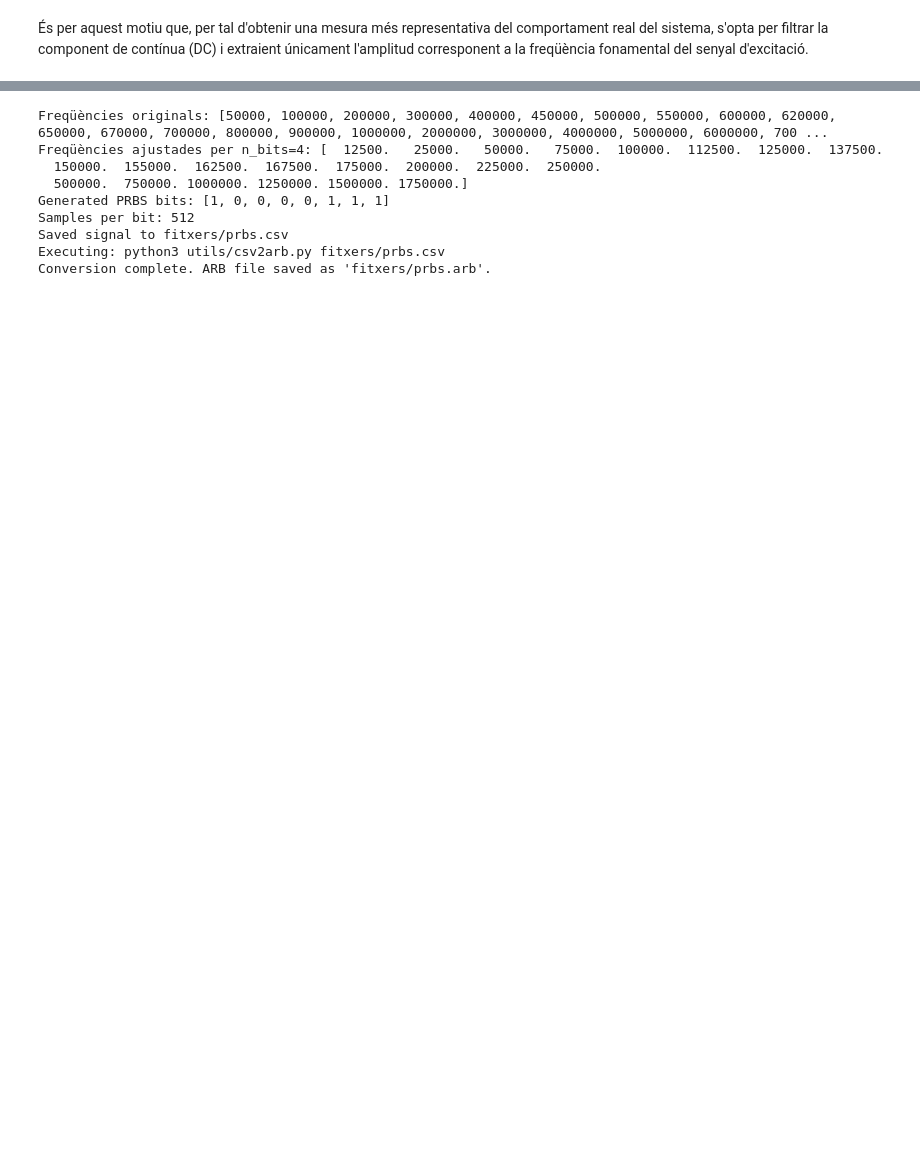
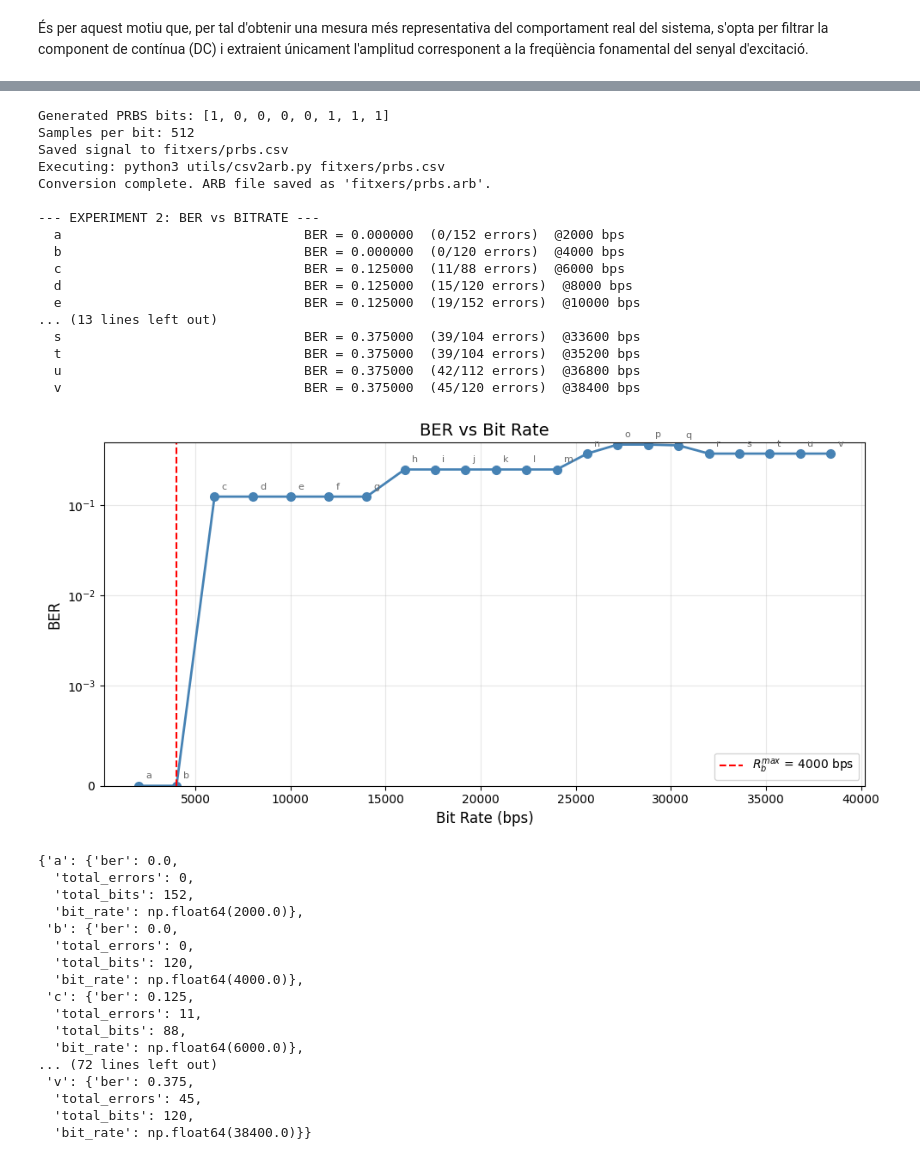
Before and after one commit to nara3205/TFG-TELECOS, a Jupyter notebook: analisi.ipynb, the cells around one changed output, grey strips where cells are left out. Cells and saved outputs as stored; diff of their text form; code cells hidden in the pictures; blank space fills up the shorter version.

```diff
--- a/analisi.ipynb
+++ b/analisi.ipynb
@@ -212,26 +235,52 @@ plt.show()
 
 #### Escombrar el bitrate des de valors baixos fins al límit analògic prèviament trobat. & Corba de BER vs $R_b$ i extracció del valor pràctic de $R_b^{\max}$.
 # %%
-n_bits = 2
-T_signals = 1/np.array(freqs)
-T_bits = T_signals/n_bits
-bit_rate_inicial  = 1/ T_bits
-
-n_bits=8
-print("Freqüències originals:", freqs)
-freqs = np.array(freqs) / 4 # Perquè cada bit ocupa 4096/16 = 256 mostres, i per tant el temps de cada bit és 1/256 del temps de la senyal
-print("Freqüències ajustades per n_bits=4:", freqs)
-tx_rx_system.generate_prbs_4096(n_bits=n_bits) #cada bit ocupa 4096/16 = 256 mostres
+senyals = ["a","b","c","d","e","f","g","h","i","j","k","l","m","n","o","p","q","r","s","t", "u","v"]
+freqs   = [250,500,750,1000, 1250,1500,1750,2000,2200,2400,2600,2800,3000,3200,3400,3600,3800,4000,4200,4400,4600,4800,5000]
+sampling_rates = [50e3,125e3,250e3,250e3,250e3,500e3,500e3,500e3,500e3,1.25e6,1.25e6,1.25e6,1.25e6,1.25e6,1.25e6,
+                  1.25e6,1.25e6,1.25e6,1.25e6,1.25e6,1.25e6,1.25e6,1.25e6]
+n_bits=8 #bits per signal
 T_signals = 1/np.array(freqs)
 T_bits = T_signals/n_bits
 bit_rates = 1/ T_bits # taxa bits -> bits per second
+time_per_sample = 1/np.array(sampling_rates)
+bits_per_sample = T_bits / time_per_sample
+
+tx_rx_system.generate_prbs_4096(n_bits=n_bits)
+tx_rx_system.experiment2_BERvsBitrate(tx_signal_sequence= [1, 0, 0, 0, 0, 1, 1, 1], rx_signals=senyals, bits_per_sample_rx=bits_per_sample, bit_rates=bit_rates)
 # %% [output]
-Freqüències originals: [50000, 100000, 200000, 300000, 400000, 450000, 500000, 550000, 600000, 620000, 650000, 670000, 700000, 800000, 900000, 1000000, 2000000, 3000000, 4000000, 5000000, 6000000, 700 ...
-Freqüències ajustades per n_bits=4: [  12500.   25000.   50000.   75000.  100000.  112500.  125000.  137500.
-  150000.  155000.  162500.  167500.  175000.  200000.  225000.  250000.
-  500000.  750000. 1000000. 1250000. 1500000. 1750000.]
 Generated PRBS bits: [1, 0, 0, 0, 0, 1, 1, 1]
 Samples per bit: 512
 Saved signal to fitxers/prbs.csv
 Executing: python3 utils/csv2arb.py fitxers/prbs.csv
 Conversion complete. ARB file saved as 'fitxers/prbs.arb'.
+
+--- EXPERIMENT 2: BER vs BITRATE ---
+  a                               BER = 0.000000  (0/152 errors)  @2000 bps
+  b                               BER = 0.000000  (0/120 errors)  @4000 bps
+  c                               BER = 0.125000  (11/88 errors)  @6000 bps
+  d                               BER = 0.125000  (15/120 errors)  @8000 bps
+  e                               BER = 0.125000  (19/152 errors)  @10000 bps
+... (13 lines left out)
+  s                               BER = 0.375000  (39/104 errors)  @33600 bps
+  t                               BER = 0.375000  (39/104 errors)  @35200 bps
+  u                               BER = 0.375000  (42/112 errors)  @36800 bps
+  v                               BER = 0.375000  (45/120 errors)  @38400 bps
+[figure, added]
+{'a': {'ber': 0.0,
+  'total_errors': 0,
+  'total_bits': 152,
+  'bit_rate': np.float64(2000.0)},
+ 'b': {'ber': 0.0,
+  'total_errors': 0,
+  'total_bits': 120,
+  'bit_rate': np.float64(4000.0)},
+ 'c': {'ber': 0.125,
+  'total_errors': 11,
+  'total_bits': 88,
+  'bit_rate': np.float64(6000.0)},
+... (72 lines left out)
+ 'v': {'ber': 0.375,
+  'total_errors': 45,
+  'total_bits': 120,
+  'bit_rate': np.float64(38400.0)}}
```
Also changed, not shown: parts of 7 cells of this notebook, 4 other files.
